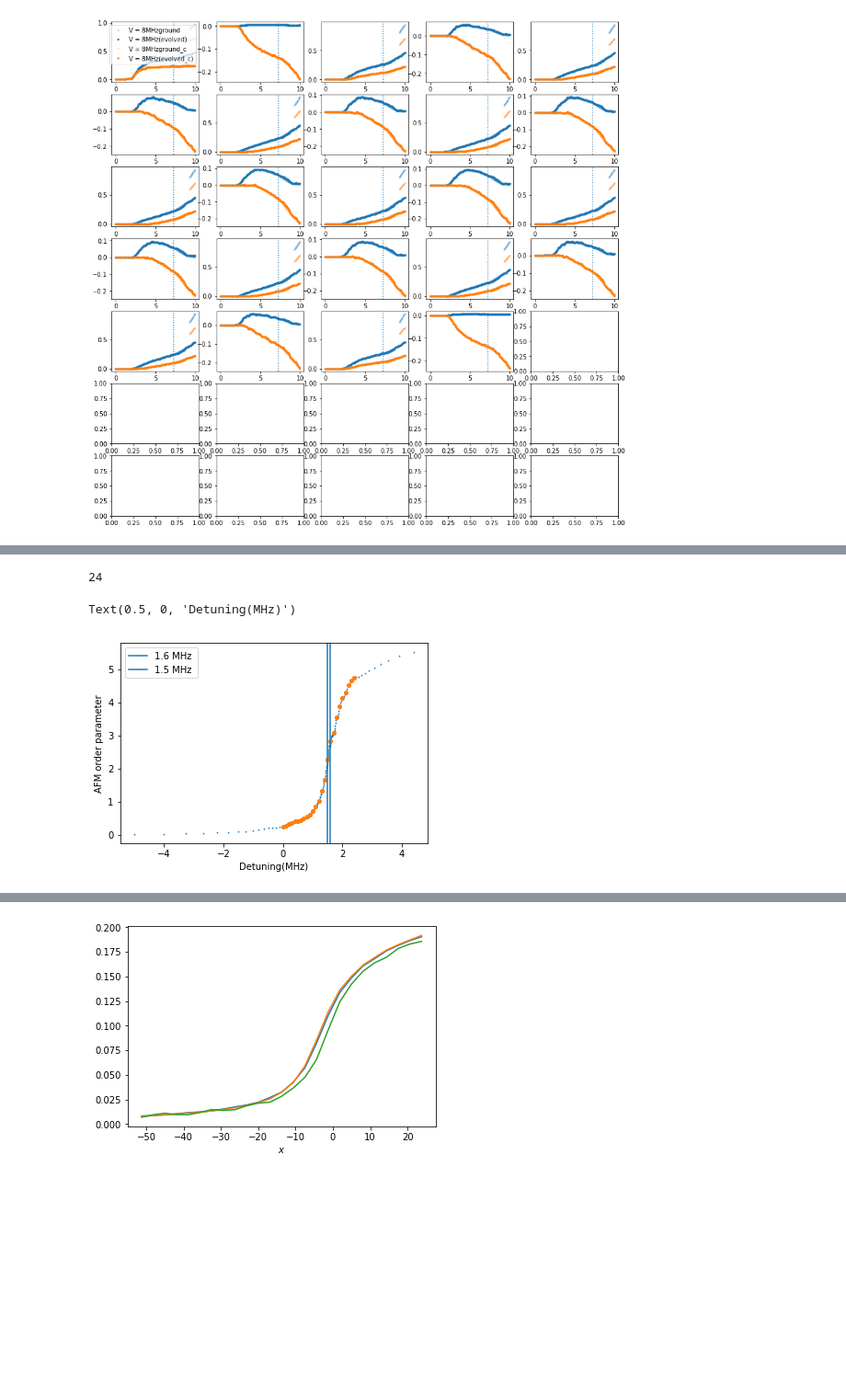
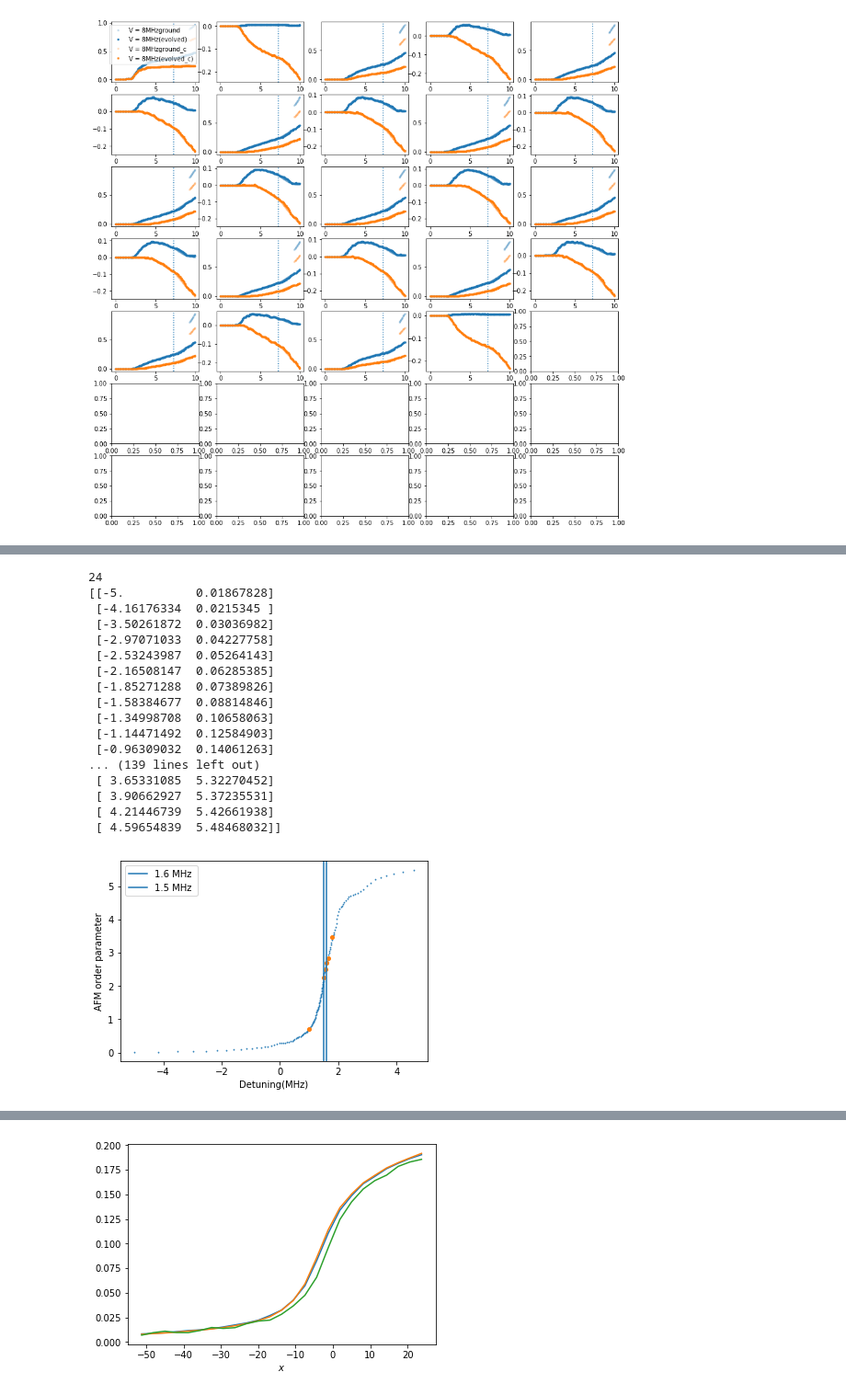
Before and after one commit to nacs-lab/yw-data, a Jupyter notebook: tenpy_results/interaction_effect_24sites.ipynb, the cells around one changed output, grey strips where cells are left out. Shown: that part at 92% size. Drawn from its saved outputs; the diff is of its cells as text; code cells hidden in the pictures; blank space fills up the shorter version.

```diff
--- a/tenpy_results/interaction_effect_24sites.ipynb
+++ b/tenpy_results/interaction_effect_24sites.ipynb
@@ -376,29 +395,49 @@ Text(0.53, 1.05, '8.0us Dilila ramp,Rabi = 1.5MHz')
 # %%
 sampled_x = np.arange(0,2.5,0.1)
 sampled_y = []
+
+sampled_x = np.array([1,1.5,1.55,1.6,1.65,1.8])
+sampled_y = np.array([0.72,2.35,2.5,2.7,2.87,3.5])
 for i_n,i in enumerate(range(len(N))):
 #for i_n,i in enumerate([0,1,3]):
     print(len(x_list[i]))
     temp = sigma_2_list[i]
     x = detuning[i][20:]
     y = np.sum(temp,axis=1)[20:]
     interp_func = interp1d(x, y)
+
     interp_y = interp_func(sampled_x)
-    sampled_y.append(interp_y)
+#     sampled_y.append(interp_y)
     plt.plot(x,y,marker = '^',markersize = 1, ls ='')
     plt.plot(sampled_x,interp_y,marker = 'o',markersize = 4,ls ='')
 #plt.yscale('log')
 plt.axvline(1.6,label = '1.6 MHz')
 plt.axvline(1.5,label = '1.5 MHz ')
 plt.legend()
 sampled_y = np.array(sampled_y)
 plt.ylabel('AFM order parameter')
 plt.xlabel('Detuning(MHz)')
+print(np.array([x,y]).T)
 #plt.ylim([0.1,0.8])
 # %% [output]
 24
+[[-5.          0.01867828]
+ [-4.16176334  0.0215345 ]
+ [-3.50261872  0.03036982]
+ [-2.97071033  0.04227758]
+ [-2.53243987  0.05264143]
+ [-2.16508147  0.06285385]
+ [-1.85271288  0.07389826]
+ [-1.58384677  0.08814846]
+ [-1.34998708  0.10658063]
+ [-1.14471492  0.12584903]
+ [-0.96309032  0.14061263]
+... (139 lines left out)
+ [ 3.65331085  5.32270452]
+ [ 3.90662927  5.37235531]
+ [ 4.21446739  5.42661938]
+ [ 4.59654839  5.48468032]]
-Text(0.5, 0, 'Detuning(MHz)')
-[figure, old version]
+[figure, new version]
 # %%
 # generate artificial scaling data from master curve
  # with rho_c == 1.0, nu == 2.0, zeta == 0.0
```
Also changed, not shown: parts of 7 cells of this notebook, 1 other file.
